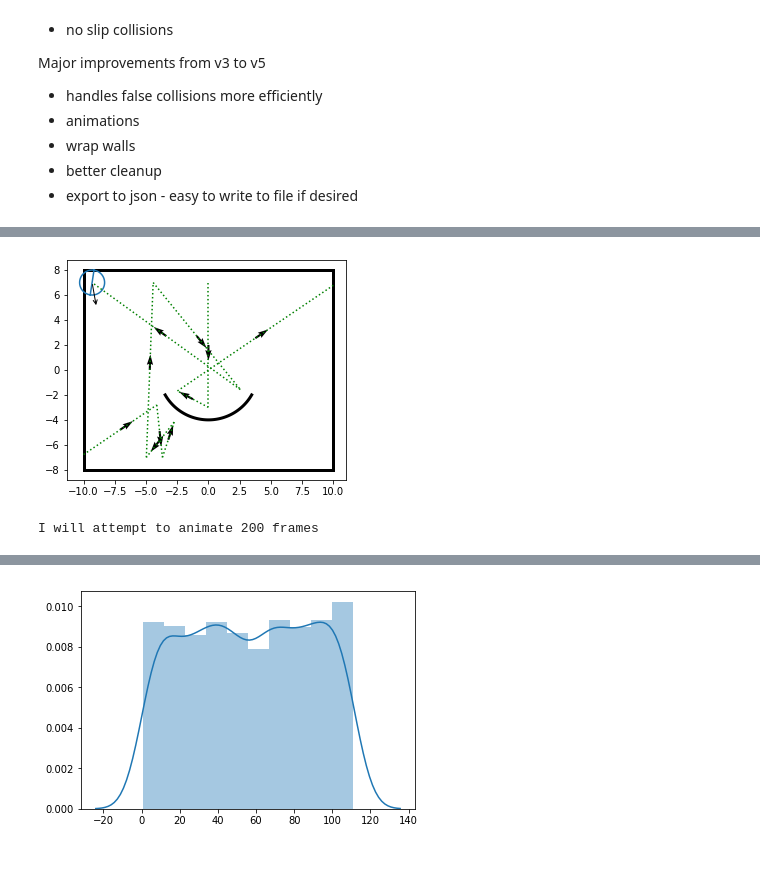
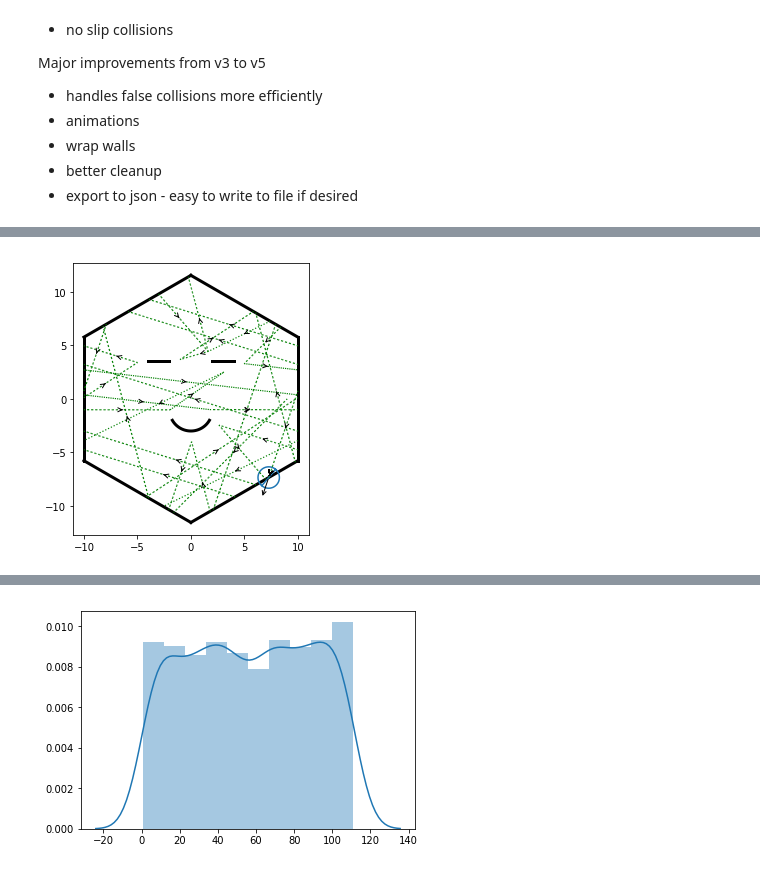
Before and after one commit to npetela/REU_2019, a Jupyter notebook: main_v7.ipynb, the cells around one changed output, grey strips where cells are left out. Drawn from its saved outputs; the diff is of its cells as text; code cells hidden in the pictures.

```diff
--- a/main_v7.ipynb
+++ b/main_v7.ipynb
@@ -1064,63 +1156,68 @@ Wall time: 33min 20s
 # %%
-## No-Slip Law
+## Wrap Law
 np.seterr(all='raise')  # stops program when "warnings" occur.  Default is to continue, but this option makes debugging easier
 np.random.seed(5)  # produces the same thing every thing - easier for debugging
 
-steps = 10
+steps = 100
 dim = 2
 
-channel_radius = 8
-channel_length = 10
+polygon_sides = 6
+polygon_radius_inscribed = 10
+assert polygon_sides % 2 == 0, "I only know how to wrap with an even number of sides"
+offset = int(polygon_sides / 2)
 
 
 ######### Make particle #########
 part = Particle(radius=1.0, save=True)
 
 
-
 ######### Make walls #########
 Walls = []
 
-new_wall = FlatWall(base=[0,channel_radius], normal=[0,1], radius=channel_length, collision_law='no_slip')
+length = np.tan(np.pi / polygon_sides) * polygon_radius_inscribed
+for i, theta in enumerate(np.linspace(0, 2*np.pi, polygon_sides, endpoint=False)):
+    n = np.array([np.cos(theta), np.sin(theta)])
+    b = n * polygon_radius_inscribed
+    wrap_wall_idx = (i + offset) % polygon_sides
+    new_wall = FlatWall(base=b, normal=n, radius=length, collision_law='wrap',
+                        wrap_wall_idx=wrap_wall_idx, hard=False, flip_pos=True, flip_vel=True)
+    Walls.append(new_wall)
+
+
+scatterer_radius = 2
+assert (scatterer_radius < polygon_radius_inscribed), "scatterer won't fit in the polygon"  # checks that the scatterer fits
+new_wall = SphereWall(base=[0.0, -1.0], radius=scatterer_radius, max_polar_angle = np.pi/3,
+                      north=[0,-1], collision_law='no_slip')
 Walls.append(new_wall)
 
-new_wall = FlatWall(base=[0,-channel_radius], normal=[0,-1], radius=channel_length, collision_law='no_slip')
+
+new_wall = FlatWall(base=[-3.0,3.5], normal=[0,1], radius=1, two_sided=True, collision_law='no_slip')
 Walls.append(new_wall)
 
-new_wall = FlatWall(base=[channel_length,0], normal=[1,0], radius=channel_radius, collision_law='wrap',
-                    wrap_wall_idx=3, hard=False, flip_pos=False, flip_vel=True)
-Walls.append(new_wall)
 
-new_wall = FlatWall(base=[-channel_length,0], normal=[-1,0], radius=channel_radius, collision_law='wrap',
-                    wrap_wall_idx=2, hard=False, flip_pos=False, flip_vel=True)
-Walls.append(new_wall)
-
-scatterer_radius = 4
-new_wall = SphereWall(base=[0.0, 0.0], radius=scatterer_radius, max_polar_angle = np.pi/3,
-                      north=[0,-1], collision_law='no_slip')
+new_wall = FlatWall(base=[3.0,3.51], normal=[0,1], radius=1, two_sided=True, collision_law='no_slip')
 Walls.append(new_wall)
 
 
 ######### Initialize Particle #########
 start_wall_idx = 0
 part.wall_idx = start_wall_idx
 start_wall = Walls[start_wall_idx]
 part.pos = start_wall.base - start_wall.normal * part.radius
-part.vel = np.array([0.0, -1])
-part.spin = 2.0
+part.vel = part.vel = np.array([-1.0, -1.0])
+part.spin = 0.5
 
 
 
 ######### Run it #########
 run(part, Walls)
 
 
 ######### Draw history #########
-ax = draw(part, stop_step=1000)
+ax = draw(part, step_count=50)
 plt.show()
 
 ######### Animate #########
-%time part, anim = animate(part, movie_time=5, frame_rate=40, show_trails=True, save=True)
+# %time part, anim = animate(part, movie_time=5, show_trails=True, save=True)
 # %% [output]
-[figure, old version]
+[figure, new version]
-I will attempt to animate 200 frames
```
Also changed, not shown: parts of 12 cells of this notebook.
